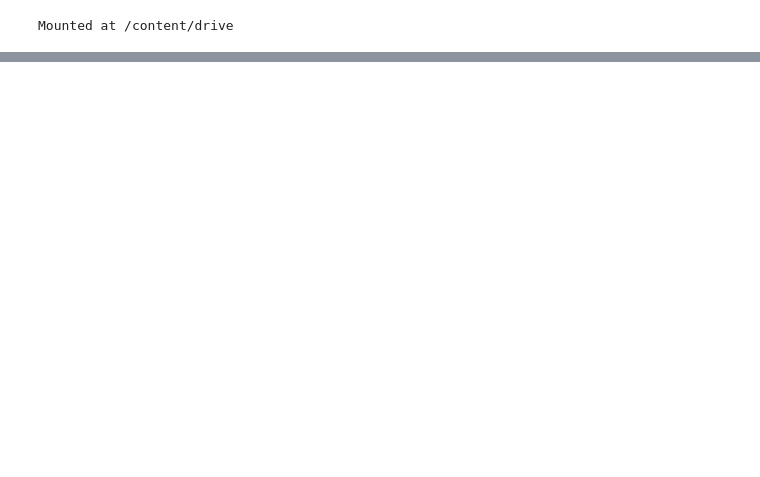
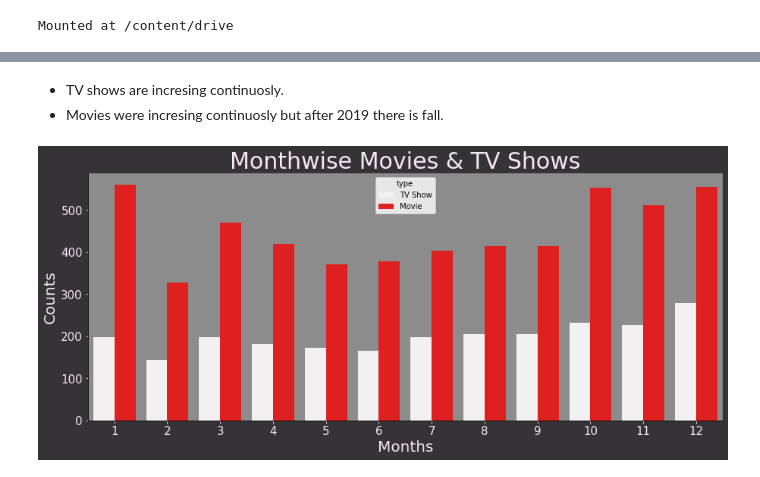
Before and after one commit to kunikagupta27/NETFLIX_MOVIES_AND_TV_SHOWS_CLUSTERING, a Jupyter notebook: NETFLIX_MOVIES_AND_TV_SHOWS_CLUSTERING.ipynb, the cells around one changed output, grey strips where cells are left out. Drawn from its saved outputs; the diff is of its cells as text; code cells hidden in the pictures; blank space fills up the shorter version.

```diff
--- a/NETFLIX_MOVIES_AND_TV_SHOWS_CLUSTERING.ipynb
+++ b/NETFLIX_MOVIES_AND_TV_SHOWS_CLUSTERING.ipynb
@@ -144,0 +284,19 @@ dtype: int64
+# %% [markdown]
+* TV shows are incresing continuosly.
+* Movies were incresing continuosly but after 2019 there is fall.
+# %%
+# Number of Movies and TV Shows added on netflix.(On Monthly Basis)
+
+fig, ax = plt.subplots(figsize=(15,6),facecolor="#363336")
+ax.patch.set_facecolor('#8C8C8C')
+sns.countplot(x='month_added', hue='type',lw=5, color='red', data=df, ax=ax)
+ax.tick_params(axis='x', colors='#F5E9F5',labelsize=15)
+ax.tick_params(axis='y', colors='#F5E9F5',labelsize=15)
+ax.set_xlabel("Months", color='#F5E9F5', fontsize=20)
+ax.set_ylabel("Counts",  color='#F5E9F5', fontsize=20)
+ax.set_title("Monthwise Movies & TV Shows", color='#F5E9F5', fontsize=30)
+ax.spines['right'].set_visible(False)
+ax.spines['top'].set_visible(False)
+ax.spines['left'].set_visible(True)
+# %% [output]
+[figure, added]
```
Also changed, not shown: parts of 39 cells of this notebook.
